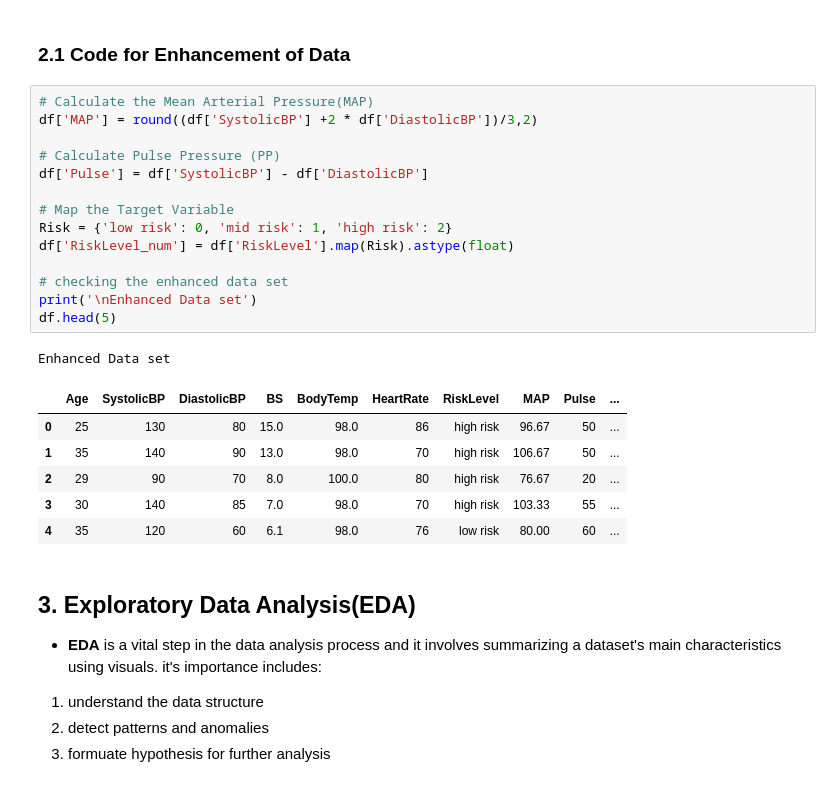
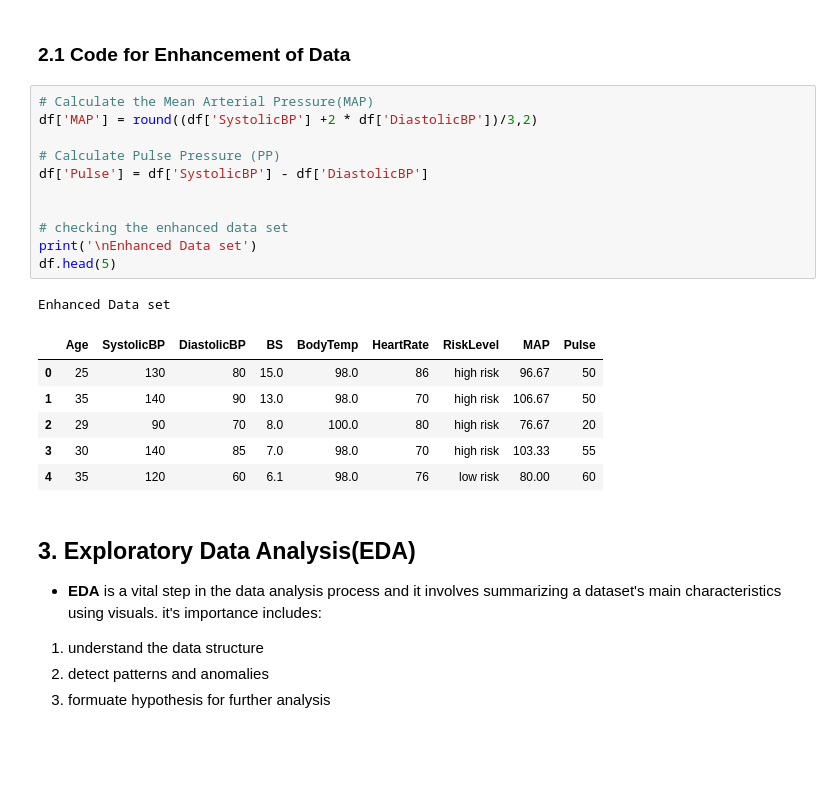
Before and after one commit to Maryannrichard/Maternal_health_research, a Jupyter notebook: MATERNAL_HEALTH_ML_CODE.ipynb, the cells around one changed output. Saved outputs shown, nothing was run; the diff lists cells and outputs as text; blank space fills up the shorter version.

```diff
--- a/MATERNAL_HEALTH_ML_CODE.ipynb
+++ b/MATERNAL_HEALTH_ML_CODE.ipynb
@@ -192,25 +196,22 @@ HeartRate: Skewness = -1.04, Kurtosis = 8.4
 # %%
 # Calculate the Mean Arterial Pressure(MAP)
 df['MAP'] = round((df['SystolicBP'] +2 * df['DiastolicBP'])/3,2)
 
 # Calculate Pulse Pressure (PP)
 df['Pulse'] = df['SystolicBP'] - df['DiastolicBP']
 
-# Map the Target Variable
-Risk = {'low risk': 0, 'mid risk': 1, 'high risk': 2}
-df['RiskLevel_num'] = df['RiskLevel'].map(Risk).astype(float)
 
 # checking the enhanced data set
 print('\nEnhanced Data set')
 df.head(5)
 # %% [output]
 Enhanced Data set
-|  | Age | SystolicBP | DiastolicBP | BS | BodyTemp | HeartRate | RiskLevel | MAP | Pulse | ... |
-| 0 | 25 | 130 | 80 | 15.0 | 98.0 | 86 | high risk | 96.67 | 50 | ... |
-| 1 | 35 | 140 | 90 | 13.0 | 98.0 | 70 | high risk | 106.67 | 50 | ... |
-| 2 | 29 | 90 | 70 | 8.0 | 100.0 | 80 | high risk | 76.67 | 20 | ... |
-| 3 | 30 | 140 | 85 | 7.0 | 98.0 | 70 | high risk | 103.33 | 55 | ... |
-| 4 | 35 | 120 | 60 | 6.1 | 98.0 | 76 | low risk | 80.00 | 60 | ... |
+|  | Age | SystolicBP | DiastolicBP | BS | BodyTemp | HeartRate | RiskLevel | MAP | Pulse |
+| 0 | 25 | 130 | 80 | 15.0 | 98.0 | 86 | high risk | 96.67 | 50 |
+| 1 | 35 | 140 | 90 | 13.0 | 98.0 | 70 | high risk | 106.67 | 50 |
+| 2 | 29 | 90 | 70 | 8.0 | 100.0 | 80 | high risk | 76.67 | 20 |
+| 3 | 30 | 140 | 85 | 7.0 | 98.0 | 70 | high risk | 103.33 | 55 |
+| 4 | 35 | 120 | 60 | 6.1 | 98.0 | 76 | low risk | 80.00 | 60 |
 # %% [markdown]
 ## 3. Exploratory Data Analysis(EDA)
 - **EDA** is a vital step in the data analysis process and it involves summarizing a dataset's main characteristics using visuals.
```
Also changed, not shown: parts of 28 cells of this notebook.
